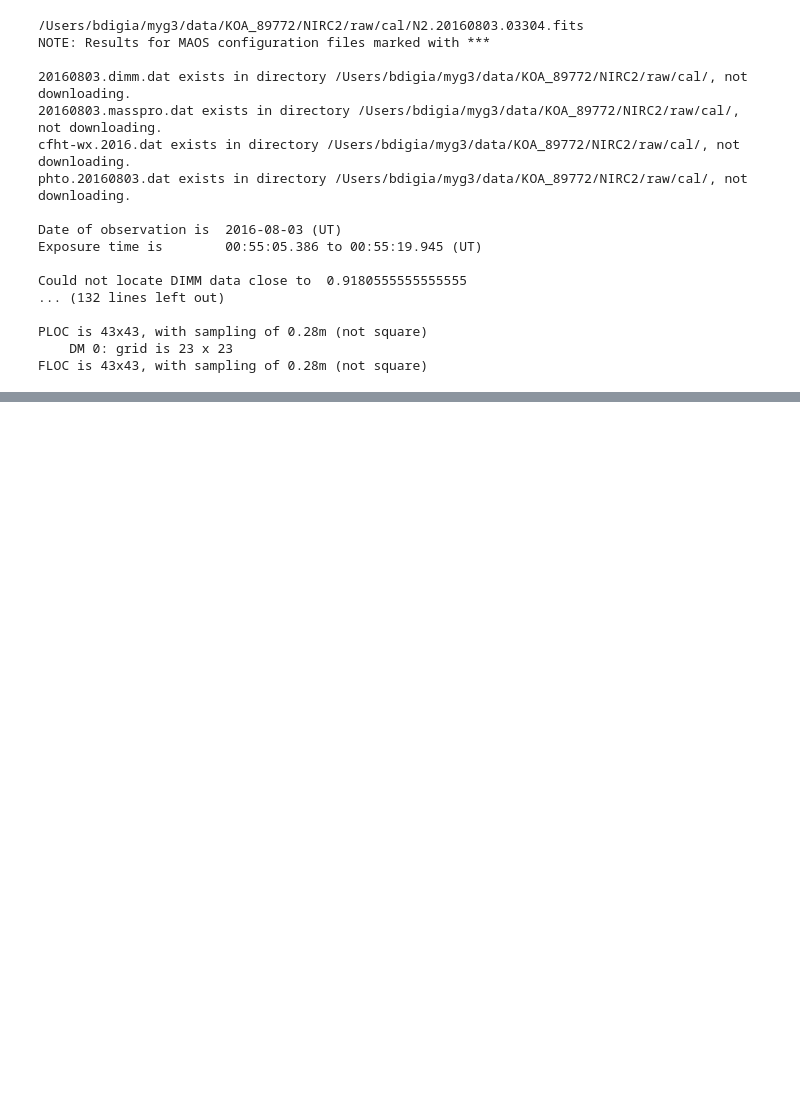
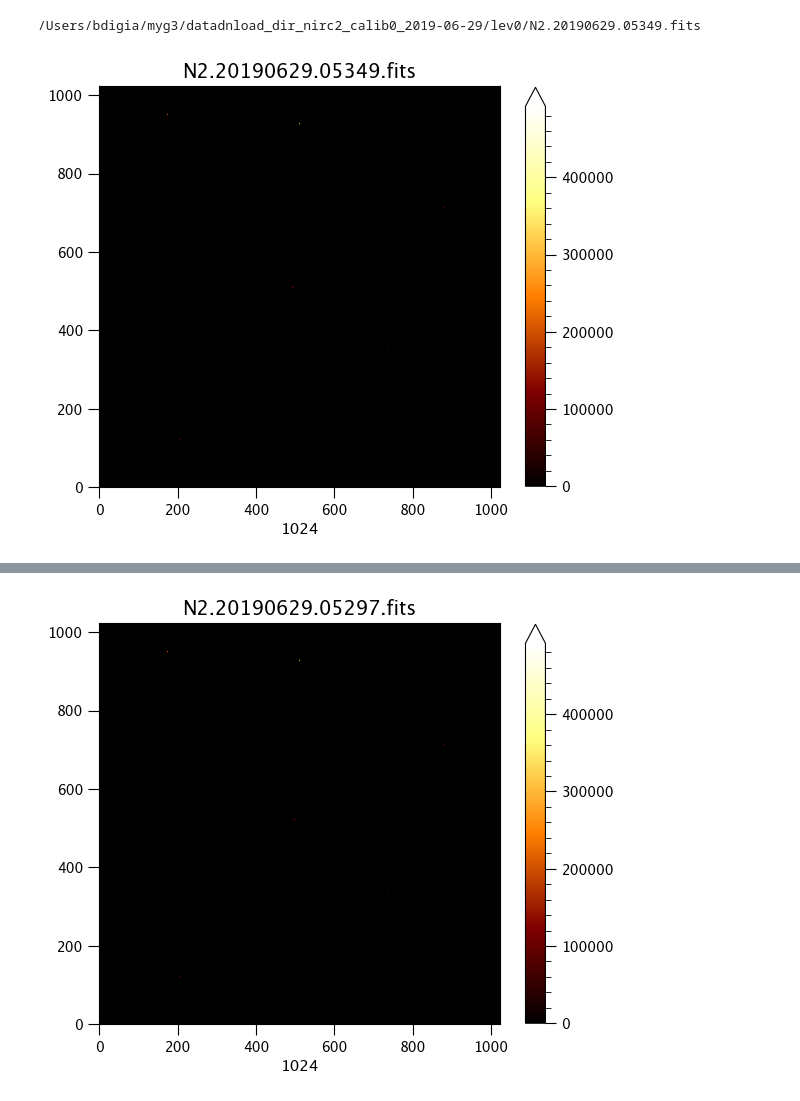
Before and after one commit to MovingUniverseLab/paarti, a Jupyter notebook: paarti/utils/run_koa_maos.ipynb, the cells around one changed output, grey strips where cells are left out. Cells and saved outputs as stored; diff of their text form; code cells hidden in the pictures; blank space fills up the shorter version.

```diff
--- a/paarti/utils/run_koa_maos.ipynb
+++ b/paarti/utils/run_koa_maos.ipynb
@@ -16,7 +93,8 @@ old_hdr, clean_img = ku.clean_koa(koa_file)
 # Compute metrics on cleaned KOA image
 # re-defining koa_file as string because calc_strehl_on_sky does not
 # iterate over Path object correctly in parsing
-koa_file = ["/Users/bdigia/myg3/data/KOA_89772/NIRC2/raw/cal/N2.20160803.03304.fits",
-            "/Users/bdigia/myg3/data/KOA_89772/NIRC2/raw/cal/N2.20160803.04422.fits"]
-koa_strehls, koa_fwhms, koa_rmswfes = mu.calc_strehl_on_sky(koa_file, "temp.txt")
+koa_files = ["/Users/bdigia/myg3/datadnload_dir_nirc2_calib0_2019-06-29/lev0/N2.20190629.05349.fits",
+            #  "/Users/bdigia/myg3/datadnload_dir_nirc2_calib0_2019-06-29/lev0/N2.20190629.10463.fits",
+             "/Users/bdigia/myg3/datadnload_dir_nirc2_calib0_2019-06-29/lev0/N2.20190629.05297.fits"]
+koa_strehls, koa_fwhms, koa_rmswfes = mu.calc_strehl_on_sky(koa_files, "temp.txt")
 # %% [output]
@@ -42,18 +119,22 @@ seeds = np.array([1, 1000, 5000, 10000])
 # Simulation types/modes
 simtypes = ['piston', 'psd+ncpa-unseen', 'psd+ncpa-seen']
 baseroot = Path("/Users/bdigia/work/ao/keck/maos/keck/my_base/")
-starpath = Path("")
+starpath = Path("/Users/bdigia/code/python/paarti/paarti/utils/master_tycho_list_v12.txt")
 # Run simulation for each KOA image in koa_file array
-for koa in koa_file:
+for koa in koa_files:
     print(koa)
     with fits.open(koa) as koa_fits:
         hdu = koa_fits[0]
         hdr = hdu.header
+
         # Zenith angle
         angle = np.degrees(np.arccos(1.0/float(hdr['AIRMASS'])))
         # Calculate atm parameters
         koa_path = Path(koa)
-        magnitude, thetax, thetay = ku.lookup_koa_object(koa_path, starpath)
+        magnitude = ku.lookup_koa_object(koa_path, starpath)
+        print(f"KOA Guide Star Magnitude = {magnitude}")
+        thetax = [0.0, 0.0, 0.0] # arcsec, on-axis
+        thetay = [0.0, 0.0, 0.0] # arcsec, on-axis
         fried, turbpro, windspds, winddrcts, _, _, _, _, _, _ = mu.estimate_on_sky_conditions(koa,
                                                                                               koa_path.parent.as_posix() + "/",
                                                                                               verbose=True)
@@ -66,61 +147,63 @@ for koa in koa_file:
         hdr_strap_int_time = float(hdr['STINTTIM'])
         # SHWFS frame rate (Hz)
         hdr_shwfs_frame_rate = float(hdr['WSFRRT'])
+        hdr_strap_frame_rate = (1.0/hdr_strap_int_time)*1000.0
+
+        # Set sim_dt to fastest WFS readout rate in Hz
+        if hdr_shwfs_frame_rate > hdr_strap_frame_rate:
+            max_frame_rate = hdr_shwfs_frame_rate
+            print(f"SHWFS frame rate is maximum = {max_frame_rate} Hz >= {hdr_strap_frame_rate}")
+        else:
+            max_frame_rate = hdr_strap_frame_rate
+            print(f"STRAP frame rate is maximum = {max_frame_rate} Hz >= {hdr_shwfs_frame_rate}")
+
+        sim_dt = 1.0/max_frame_rate
         hdr_shwfs_int_time = (1.0/hdr_shwfs_frame_rate)*1000.0 # ms
-        sim_dt = (1.0/472.0)*1000.0 # ms
-        howfs_dtrat = int(sim_dt / hdr_shwfs_int_time)
-        strap_dtrat = int(sim_dt / hdr_strap_int_time)
+        # sim_dt = (1.0/472.0)*1000.0 # ms
+
+        howfs_dtrat = (sim_dt / hdr_shwfs_int_time)*1000.0
+        strap_dtrat = (sim_dt / hdr_strap_int_time)*1000.0
         # Compose powfs.dtrat array for input into MAOS config command override
-        dtrat = [howfs_dtrat, strap_dtrat, 7080]
+        if howfs_dtrat < 1:
+            howfs_dtrat = 1
+        elif strap_dtrat < 1:
+            strap_dtrat = 1
+        dtrat = [int(howfs_dtrat), int(strap_dtrat), 7080]
+
         # Calculate siglev/bkgrnd/nearecon config parameters using variable
-        # integration times from headers
-        _, howfs_nearecon, howfs_siglev, howfs_bkgrnd = mu.keck_nea_photons(8.1, 'LGSWFS',
-                                                                            hdr_shwfs_int_time/1000.0)
+        # integration times from headers and mag of KOA guide star (KOA engcalib
+        # images have LGS == NGS)
+        _, howfs_nearecon, howfs_siglev, howfs_bkgrnd = mu.keck_nea_photons(magnitude, 'LGSWFS',
+                                                                            hdr_shwfs_int_time/1000.0) # convert to sec
         _, strap_nearecon, strap_siglev, strap_bkgrnd = mu.keck_nea_photons(magnitude, 'STRAP',
-                                                                            hdr_strap_int_time/1000.0)
+                                                                            hdr_strap_int_time/1000.0) # convert to sec
         nearecon = [howfs_nearecon, strap_nearecon, 8.4]
         siglev = [howfs_siglev, strap_siglev, 3723]
         bkgrnd = [howfs_bkgrnd, strap_bkgrnd, 25.3]
 
         for seed in seeds:
             for mode in simtypes:
                 if mode == 'piston':
                     surf_cmd = ["Keck_ncpa_rmswfe130nm.fits"]
                     # Fetch name of current input PSD FITS file in MAOS config file keck_sim.conf
                     psd_file = ''
                 elif mode == 'psd+ncpa-seen':
                     mode = 'surf_wfs1'
                     surf_cmd = ["Keck_ncpa_rmswfe130nm.fits", "'r0=0.36;l0=3.39;ht=40000;slope=-2; SURFWFS=1; SURFEVL=1; seed=10;'"]
                     psd_file = "PSD_Keck_ws26.47mas_vib26mas_rad2.fits"
                 elif mode == 'psd+ncpa-unseen':
                     mode = 'surf_wfs0'
                     surf_cmd = ["Keck_ncpa_rmswfe130nm.fits", "'r0=0.36;l0=3.39;ht=40000;slope=-2; SURFWFS=0; SURFEVL=1; seed=10;'"]
                     psd_file = "PSD_Keck_ws26.47mas_vib26mas_rad2.fits"
                 else:
                     raise ValueError(f"Invalid MAOS simulation type '{type}'. Valid types are currently: 'piston', 'psd+ncpa-seen', 'psd+ncpa-unseen'. See help() for further info")
 
                 # Must be in MAOS simulation directory to run successfully
                 if os.getcwd() != baseroot.as_posix():
-                    print("Moving current working directory to MAOS simulation directory...\n")
                     os.chdir(baseroot)
 
-                maos_cmd = f"maos -o A_keck_scao_lgs_koa_{mode}_comp_{koa[60:65]}_seed{seed}_epoch{koa[51:59]} -c A_keck_scao_lgs.conf wfs.thetax={thetax} wfs.thetay={thetay} sim.seeds={seed} evl.wvl={wvl} powfs.dtrat={dtrat} sim.zadeg={angle} powfs.siglev={siglev} powfs.bkgrnd={bkgrnd} powfs.nearecon={nearecon} sim.zadeg={angle} sim.wspsd={psd_file} atm.r0z={fried} atm.wt={turbpro} atm.ws={windspds} atm.wddeg={winddrcts} surf={surf_cmd} -O"
-                os.system(maos_cmd)
+                maos_cmd = f"maos -o A_keck_scao_lgs_koa_{mode}_comp_{koa[60:65]}_seed{seed}_epoch{koa[51:59]} -c A_keck_scao_lgs.conf sim.seeds={seed} evl.wvl={wvl} sim.dt={sim_dt} sim.dtref={sim_dt} powfs.dtrat={dtrat} sim.zadeg={angle} powfs.siglev={siglev} powfs.bkgrnd={bkgrnd} powfs.nearecon={nearecon} sim.zadeg={angle} sim.wspsd={psd_file} atm.r0z={fried.value} atm.wt={turbpro} atm.ws={windspds} atm.wddeg={winddrcts} surf={surf_cmd} -O"
+                # os.system(maos_cmd)
 # %% [output]
-/Users/bdigia/myg3/data/KOA_89772/NIRC2/raw/cal/N2.20160803.03304.fits
-NOTE: Results for MAOS configuration files marked with ***
-
-20160803.dimm.dat exists in directory /Users/bdigia/myg3/data/KOA_89772/NIRC2/raw/cal/, not downloading.
-20160803.masspro.dat exists in directory /Users/bdigia/myg3/data/KOA_89772/NIRC2/raw/cal/, not downloading.
-cfht-wx.2016.dat exists in directory /Users/bdigia/myg3/data/KOA_89772/NIRC2/raw/cal/, not downloading.
-phto.20160803.dat exists in directory /Users/bdigia/myg3/data/KOA_89772/NIRC2/raw/cal/, not downloading.
-
-Date of observation is  2016-08-03 (UT)
-Exposure time is        00:55:05.386 to 00:55:19.945 (UT)
-
-Could not locate DIMM data close to  0.9180555555555555
-... (132 lines left out)
-
-PLOC is 43x43, with sampling of 0.28m (not square)
-    DM 0: grid is 23 x 23
-FLOC is 43x43, with sampling of 0.28m (not square)
+/Users/bdigia/myg3/datadnload_dir_nirc2_calib0_2019-06-29/lev0/N2.20190629.05349.fits
+[figure, added]
@@ -139,0 +227 @@ Warning(accphi.c:478): 7318 points not covered by input screen
+[figure, added]
```
Also changed, not shown: parts of 7 cells of this notebook, 5 other files.
